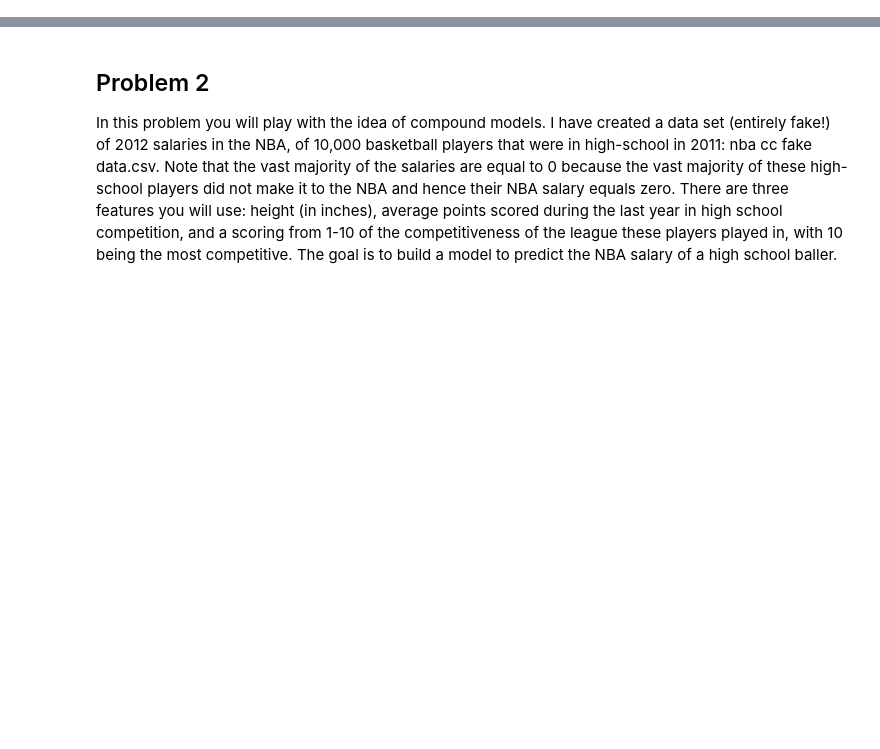
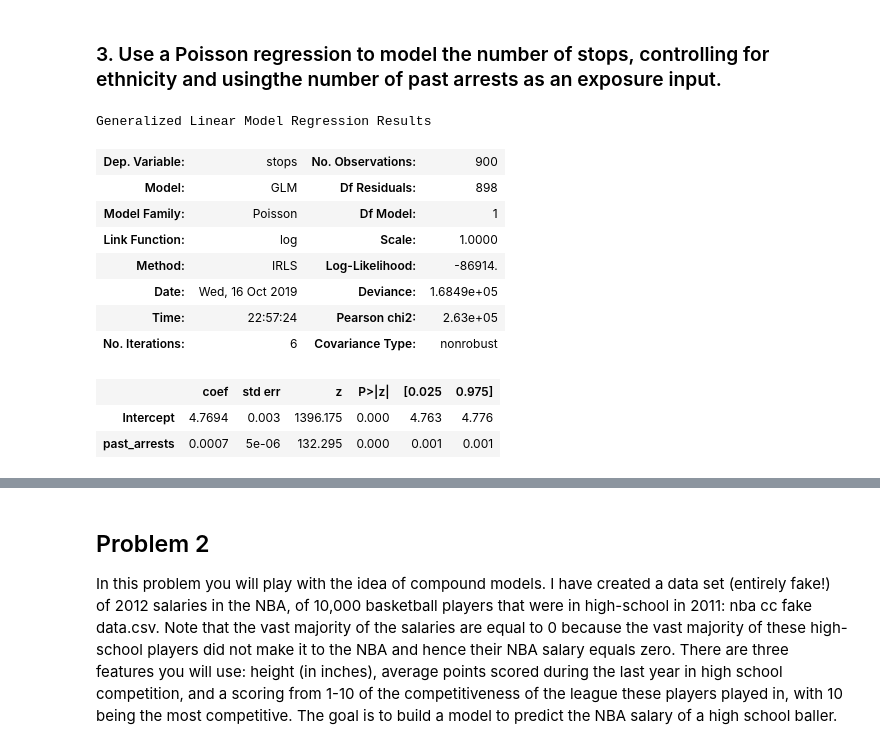
Before and after one commit to mxviteri/bds_hm1, a Jupyter notebook: hw5/HW5.ipynb, the cells around one changed output, grey strips where cells are left out. Cells and saved outputs as stored; diff of their text form; code cells hidden in the pictures; blank space fills up the shorter version.

```diff
--- a/hw5/HW5.ipynb
+++ b/hw5/HW5.ipynb
@@ -0,0 +72,23 @@
+# %% [markdown]
+### 3\. Use a Poisson regression to model the number of stops, controlling for ethnicity and usingthe number of past arrests as an exposure input.
+# %%
+formula = 'stops ~ past_arrests'
+
+response, predictors = dmatrices(formula, df, return_type='dataframe')
+
+glm_pois = GLM(response, predictors, family=sm.families.Poisson())
+res = glm_pois.fit()
+res.summary()
+# %% [output]
+Generalized Linear Model Regression Results
+| Dep. Variable: | stops | No. Observations: | 900 |
+| Model: | GLM | Df Residuals: | 898 |
+| Model Family: | Poisson | Df Model: | 1 |
+| Link Function: | log | Scale: | 1.0000 |
+| Method: | IRLS | Log-Likelihood: | -86914. |
+| Date: | Wed, 16 Oct 2019 | Deviance: | 1.6849e+05 |
+| Time: | 22:57:24 | Pearson chi2: | 2.63e+05 |
+| No. Iterations: | 6 | Covariance Type: | nonrobust |
+|  | coef | std err | z | P>|z| | [0.025 | 0.975] |
+| Intercept | 4.7694 | 0.003 | 1396.175 | 0.000 | 4.763 | 4.776 |
+| past_arrests | 0.0007 | 5e-06 | 132.295 | 0.000 | 0.001 | 0.001 |
```
Also changed, not shown: parts of 14 cells of this notebook, 1 other file.
